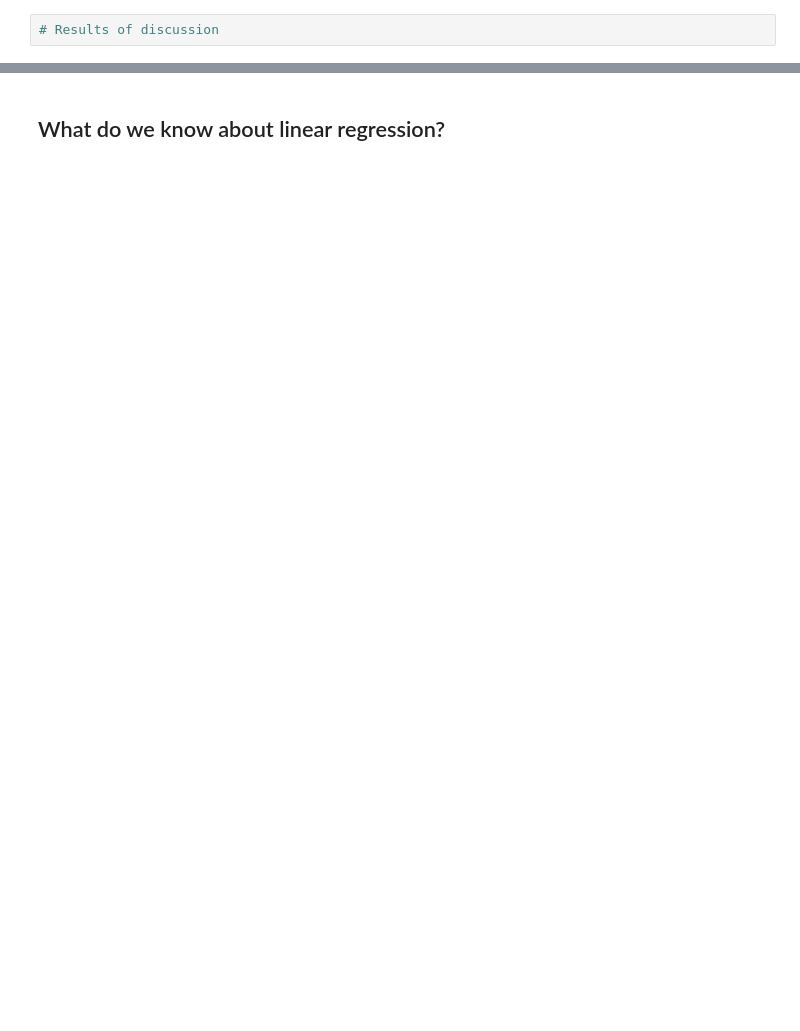
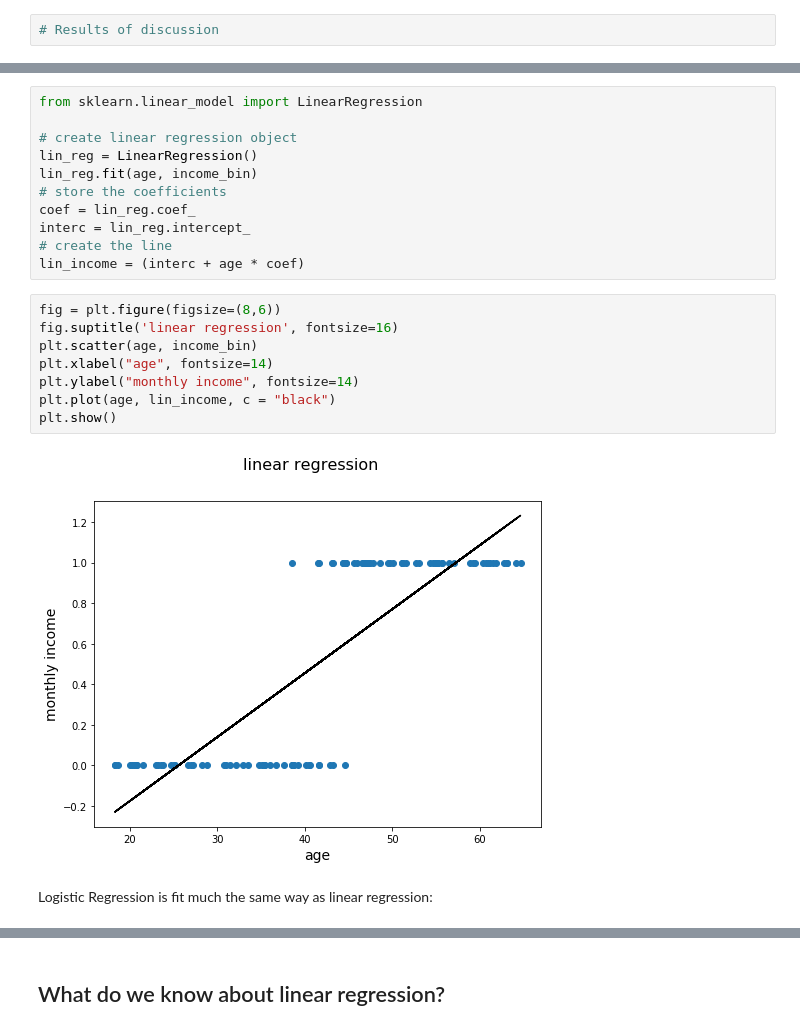
Before and after one commit to lecritch/logistic_sea-chi-ds, a Jupyter notebook: index.ipynb, the cells around one changed output, grey strips where cells are left out. Cells and saved outputs as stored; diff of their text form; blank space fills up the shorter version.

```diff
--- a/index.ipynb
+++ b/index.ipynb
@@ -24,0 +182,23 @@ What problems can we forsee in this approach?
+# %%
+from sklearn.linear_model import LinearRegression
+
+# create linear regression object
+lin_reg = LinearRegression()
+lin_reg.fit(age, income_bin)
+# store the coefficients
+coef = lin_reg.coef_
+interc = lin_reg.intercept_
+# create the line
+lin_income = (interc + age * coef)
+# %%
+fig = plt.figure(figsize=(8,6))
+fig.suptitle('linear regression', fontsize=16)
+plt.scatter(age, income_bin)
+plt.xlabel("age", fontsize=14)
+plt.ylabel("monthly income", fontsize=14)
+plt.plot(age, lin_income, c = "black")
+plt.show()
+# %% [output]
+[figure, added]
+# %% [markdown]
+Logistic Regression is fit much the same way as linear regression:
```
Also changed, not shown: parts of 42 cells of this notebook, 9 other files.
